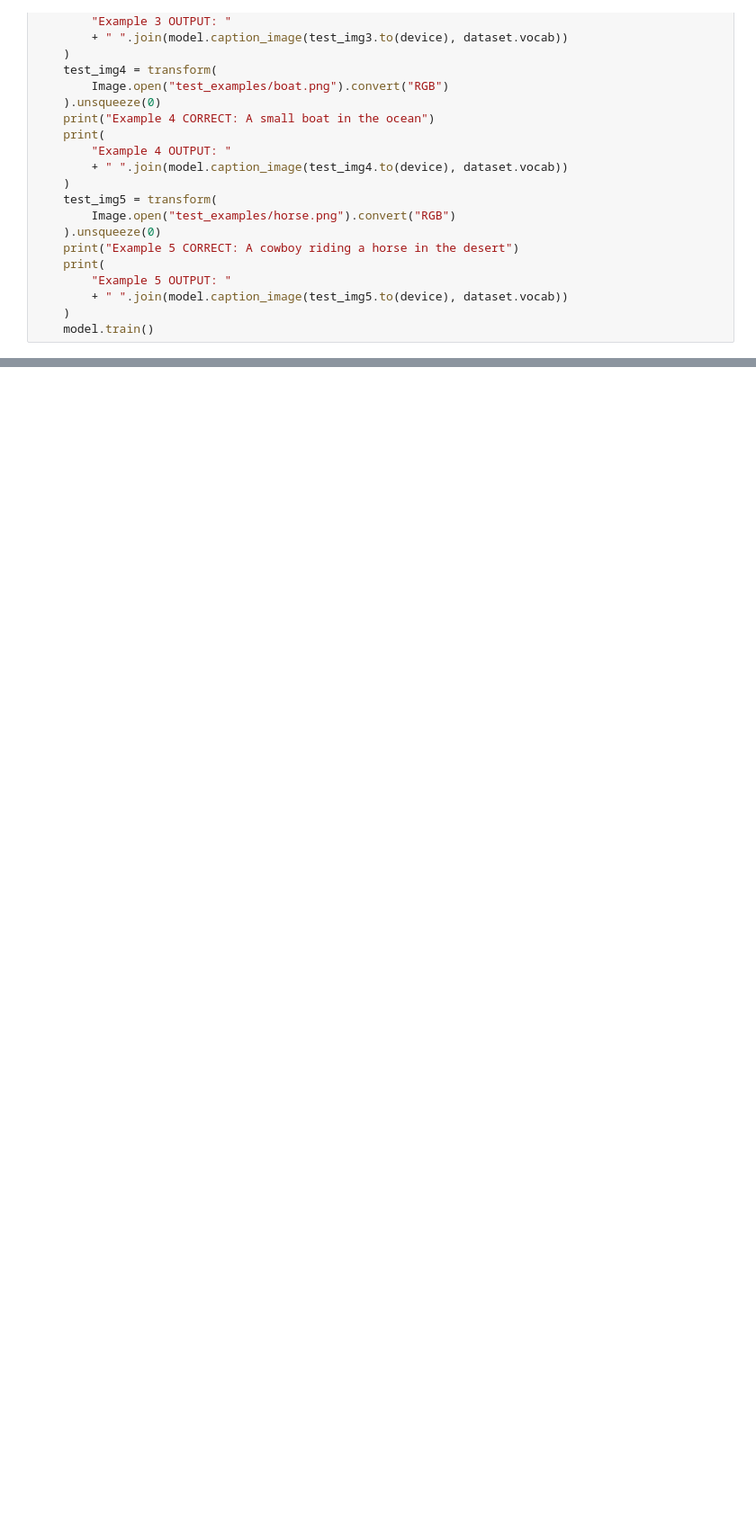
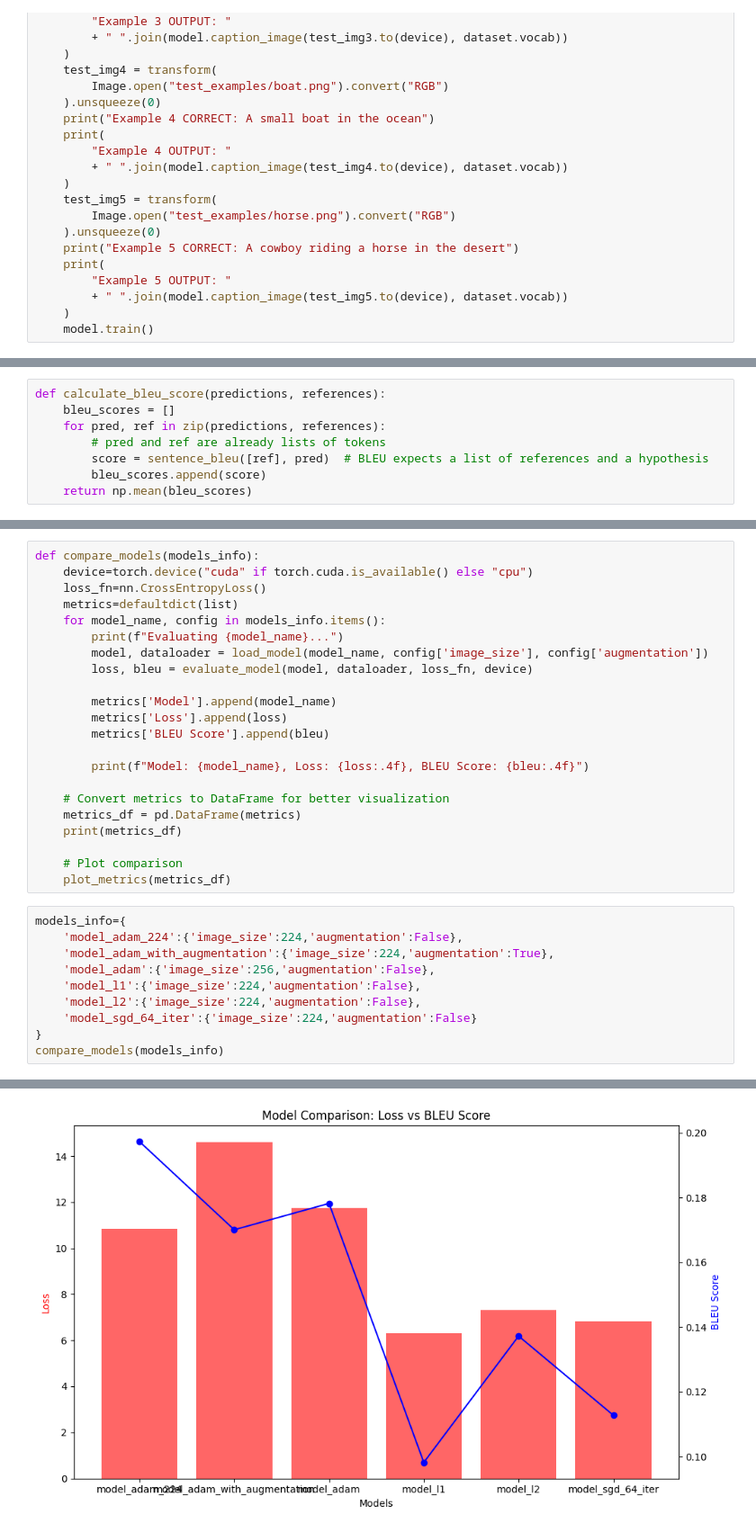
Before and after one commit to Eshaan416/Image_Captioner, a Jupyter notebook: model/captioner.ipynb, the cells around one changed output, grey strips where cells are left out. Shown at 90% size. Saved outputs shown, nothing was run; the diff lists cells and outputs as text; blank space fills up the shorter version.

Commit message:
feat: added model comparison

```diff
--- a/model/captioner.ipynb
+++ b/model/captioner.ipynb
@@ -419,0 +302,8 @@ torch.save(model.state_dict(), 'model_weights.pth')
+# %%
+def calculate_bleu_score(predictions, references):
+    bleu_scores = []
+    for pred, ref in zip(predictions, references):
+        # pred and ref are already lists of tokens
+        score = sentence_bleu([ref], pred)  # BLEU expects a list of references and a hypothesis
+        bleu_scores.append(score)
+    return np.mean(bleu_scores)
@@ -419,0 +353,33 @@ torch.save(model.state_dict(), 'model_weights.pth')
+# %%
+def compare_models(models_info):
+    device=torch.device("cuda" if torch.cuda.is_available() else "cpu")
+    loss_fn=nn.CrossEntropyLoss()
+    metrics=defaultdict(list)
+    for model_name, config in models_info.items():
+        print(f"Evaluating {model_name}...")
+        model, dataloader = load_model(model_name, config['image_size'], config['augmentation'])
+        loss, bleu = evaluate_model(model, dataloader, loss_fn, device)
+
+        metrics['Model'].append(model_name)
+        metrics['Loss'].append(loss)
+        metrics['BLEU Score'].append(bleu)
+
+        print(f"Model: {model_name}, Loss: {loss:.4f}, BLEU Score: {bleu:.4f}")
+
+    # Convert metrics to DataFrame for better visualization
+    metrics_df = pd.DataFrame(metrics)
+    print(metrics_df)
+
+    # Plot comparison
+    plot_metrics(metrics_df)
+# %%
+models_info={
+    'model_adam_224':{'image_size':224,'augmentation':False},
+    'model_adam_with_augmentation':{'image_size':224,'augmentation':True},
+    'model_adam':{'image_size':256,'augmentation':False},
+    'model_l1':{'image_size':224,'augmentation':False},
+    'model_l2':{'image_size':224,'augmentation':False},
+    'model_sgd_64_iter':{'image_size':224,'augmentation':False}
+}
+compare_models(models_info)
+# %% [output]
@@ -419,0 +495 @@ torch.save(model.state_dict(), 'model_weights.pth')
+[figure, added]
```
Also changed, not shown: parts of 10 cells of this notebook.
